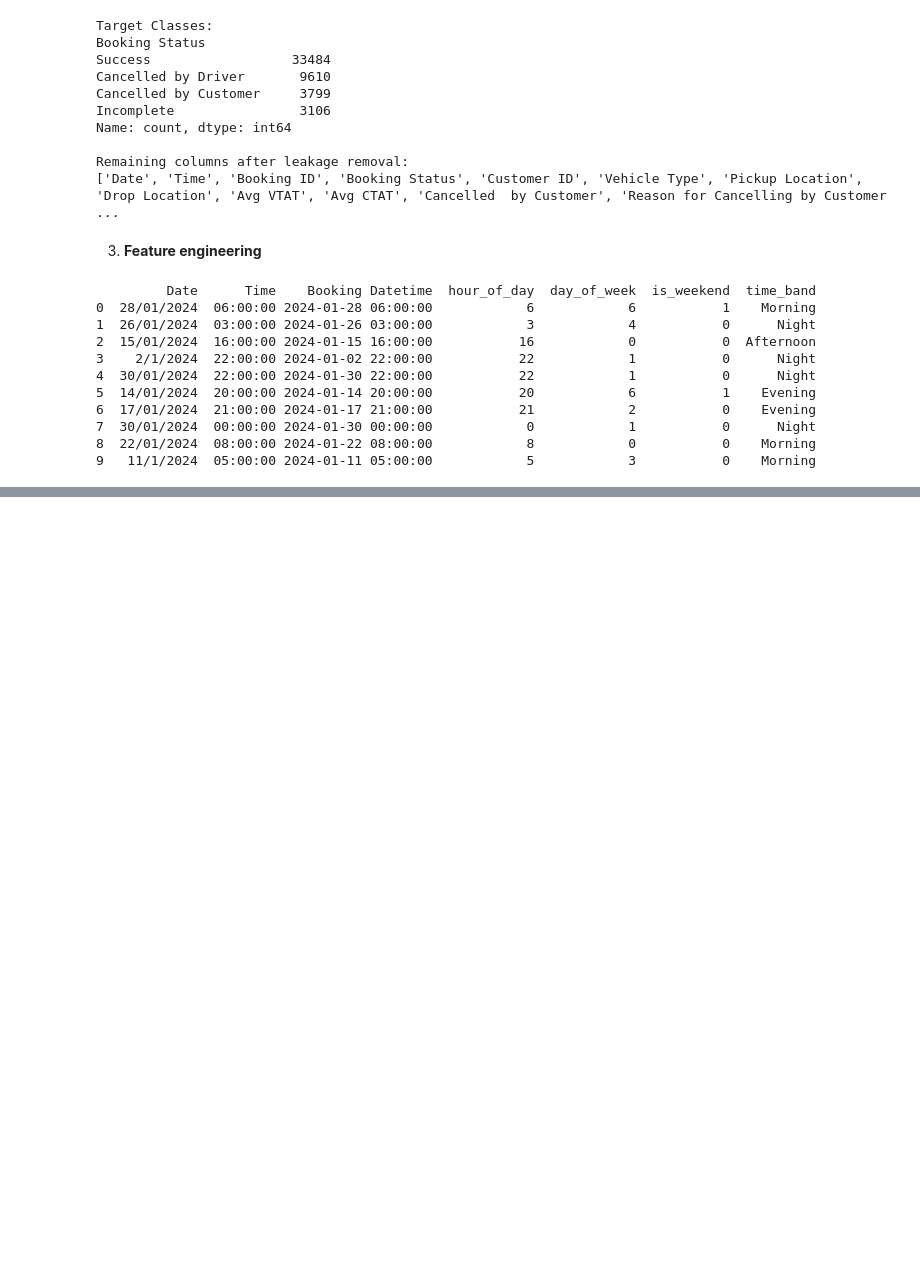
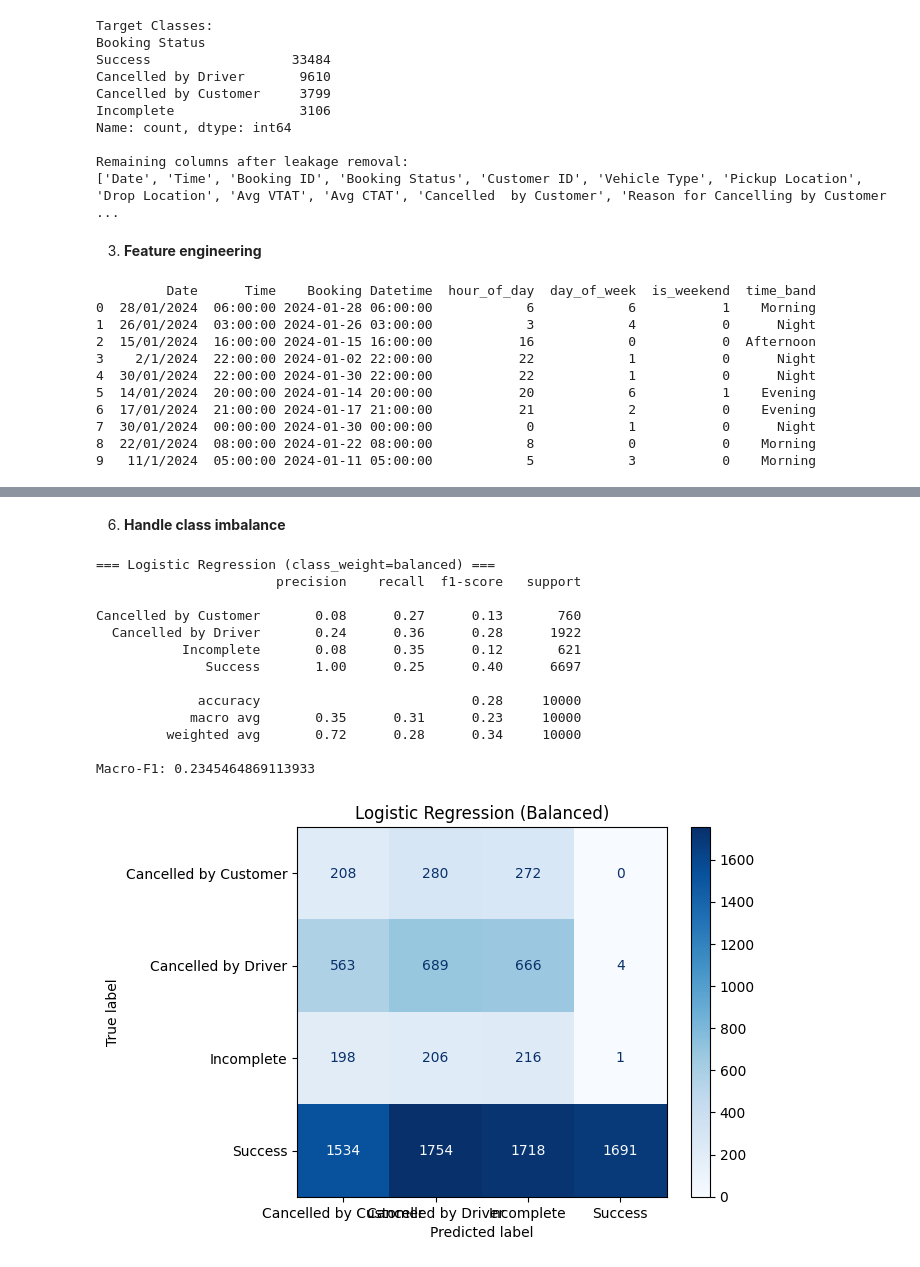
Before and after one commit to Tharmika2002/Ride-Cancellation-Model-DataX, a Jupyter notebook: Ride_Cancellation_Model.ipynb, the cells around one changed output, grey strips where cells are left out. Cells and saved outputs as stored; diff of their text form; code cells hidden in the pictures; blank space fills up the shorter version.

Commit message:
Model created

```diff
--- a/Ride_Cancellation_Model.ipynb
+++ b/Ride_Cancellation_Model.ipynb
@@ -398,0 +515,49 @@ if "Driver Rating" in df.columns:
+# %% [markdown]
+6. **Handle class imbalance**
+# %%
+# -------------------------------
+# A) Logistic Regression (linear baseline, balanced weights)
+# -------------------------------
+from sklearn.linear_model import LogisticRegression
+from sklearn.metrics import classification_report, f1_score, ConfusionMatrixDisplay
+import matplotlib.pyplot as plt
+from imblearn.pipeline import Pipeline
+
+# Define pipeline
+log_reg_bal = Pipeline(steps=[
+    ("preprocessor", preprocessor),
+    ("classifier", LogisticRegression(
+        max_iter=500,
+        class_weight="balanced",   # handle imbalance by reweighting
+        multi_class="ovr",
+        random_state=RANDOM_STATE
+    ))
+])
+
+# Train
+log_reg_bal.fit(X_train, y_train)
+y_pred_log = log_reg_bal.predict(X_val)
+
+# Evaluate
+print("\n=== Logistic Regression (class_weight=balanced) ===")
+print(classification_report(y_val, y_pred_log))
+print("Macro-F1:", f1_score(y_val, y_pred_log, average="macro"))
+
+ConfusionMatrixDisplay.from_predictions(y_val, y_pred_log, cmap="Blues")
+plt.title("Logistic Regression (Balanced)")
+plt.show()
+# %% [output]
+=== Logistic Regression (class_weight=balanced) ===
+                       precision    recall  f1-score   support
+
+Cancelled by Customer       0.08      0.27      0.13       760
+  Cancelled by Driver       0.24      0.36      0.28      1922
+           Incomplete       0.08      0.35      0.12       621
+              Success       1.00      0.25      0.40      6697
+
+             accuracy                           0.28     10000
+            macro avg       0.35      0.31      0.23     10000
+         weighted avg       0.72      0.28      0.34     10000
+
+Macro-F1: 0.2345464869113933
+[figure, added]
```
Also changed, not shown: parts of 14 cells of this notebook.
